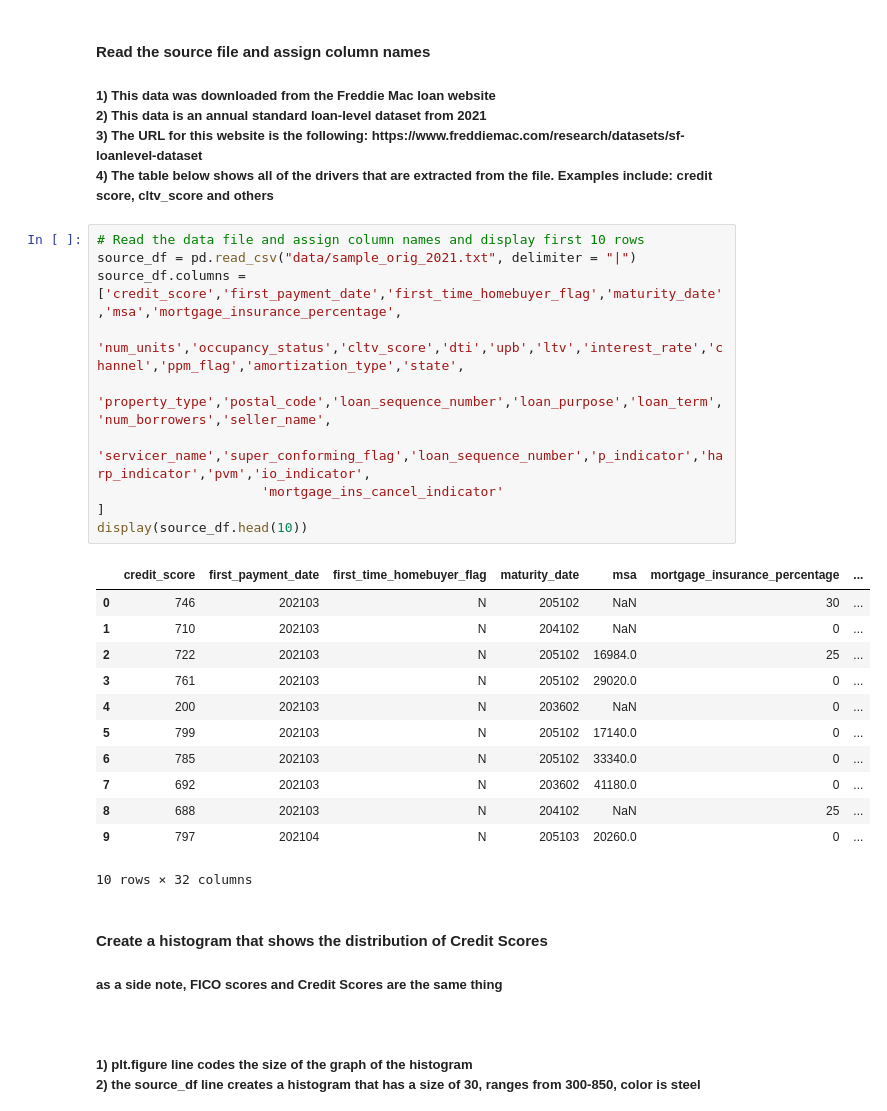
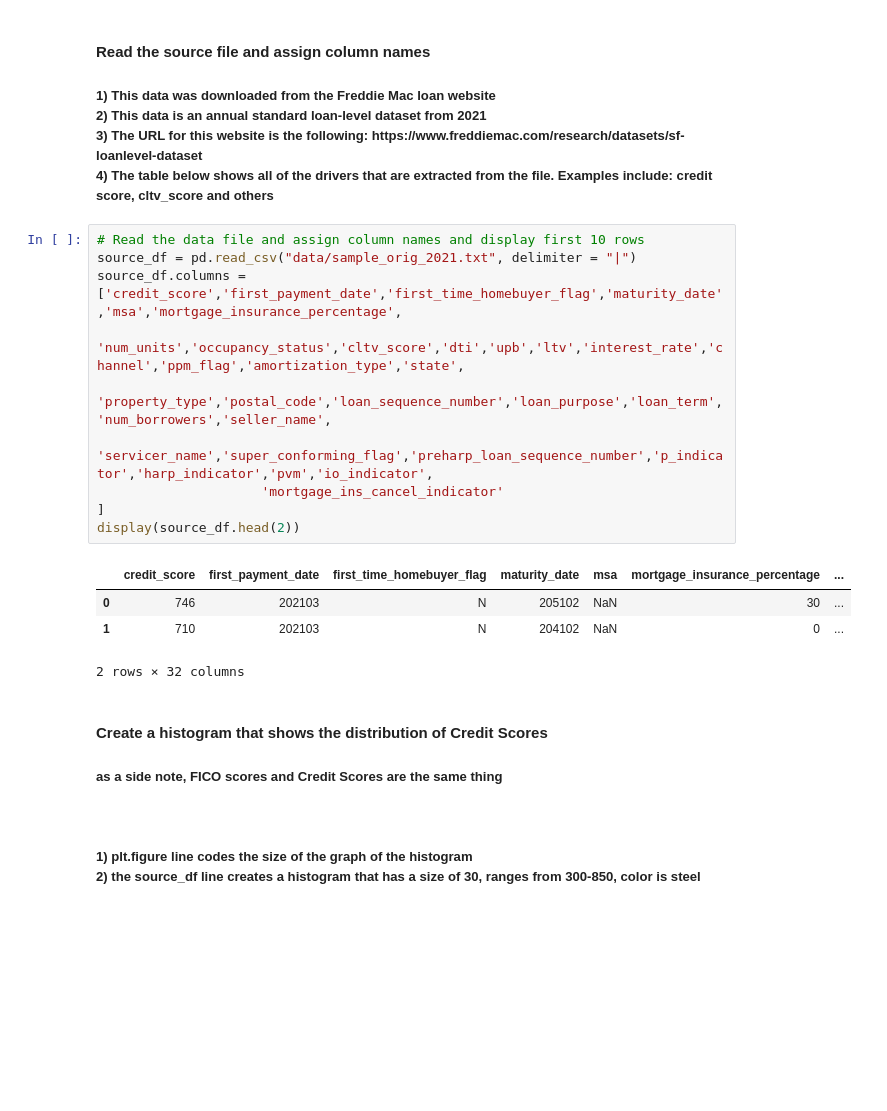
Before and after one commit to AaditRazdan/SPARK-Mortgage-Risk-Analysis, a Jupyter notebook: Exploratory_Analysis.ipynb, the cells around one changed output. Drawn from its saved outputs; the diff is of its cells as text; blank space fills up the shorter version.

```diff
--- a/Exploratory_Analysis.ipynb
+++ b/Exploratory_Analysis.ipynb
@@ -38,26 +38,18 @@ from sklearn.metrics import classification_report
 # %%
 # Read the data file and assign column names and display first 10 rows
 source_df = pd.read_csv("data/sample_orig_2021.txt", delimiter = "|")
 source_df.columns = ['credit_score','first_payment_date','first_time_homebuyer_flag','maturity_date','msa','mortgage_insurance_percentage',
                      'num_units','occupancy_status','cltv_score','dti','upb','ltv','interest_rate','channel','ppm_flag','amortization_type','state',
                      'property_type','postal_code','loan_sequence_number','loan_purpose','loan_term','num_borrowers','seller_name',
-                     'servicer_name','super_conforming_flag','loan_sequence_number','p_indicator','harp_indicator','pvm','io_indicator',
+                     'servicer_name','super_conforming_flag','preharp_loan_sequence_number','p_indicator','harp_indicator','pvm','io_indicator',
                      'mortgage_ins_cancel_indicator'
 ]
-display(source_df.head(10))
+display(source_df.head(2))
 # %% [output]
 |  | credit_score | first_payment_date | first_time_homebuyer_flag | maturity_date | msa | mortgage_insurance_percentage | ... |
 | 0 | 746 | 202103 | N | 205102 | NaN | 30 | ... |
 | 1 | 710 | 202103 | N | 204102 | NaN | 0 | ... |
-| 2 | 722 | 202103 | N | 205102 | 16984.0 | 25 | ... |
-| 3 | 761 | 202103 | N | 205102 | 29020.0 | 0 | ... |
-| 4 | 200 | 202103 | N | 203602 | NaN | 0 | ... |
-| 5 | 799 | 202103 | N | 205102 | 17140.0 | 0 | ... |
-| 6 | 785 | 202103 | N | 205102 | 33340.0 | 0 | ... |
-| 7 | 692 | 202103 | N | 203602 | 41180.0 | 0 | ... |
-| 8 | 688 | 202103 | N | 204102 | NaN | 25 | ... |
-| 9 | 797 | 202104 | N | 205103 | 20260.0 | 0 | ... |
-10 rows × 32 columns
+2 rows × 32 columns
 # %% [markdown]
 <h4>Create a histogram that shows the distribution of Credit Scores </h4>
 <h5> as a side note, FICO scores and Credit Scores are the same thing</h5><br>
```
Also changed, not shown: 2 other files.
